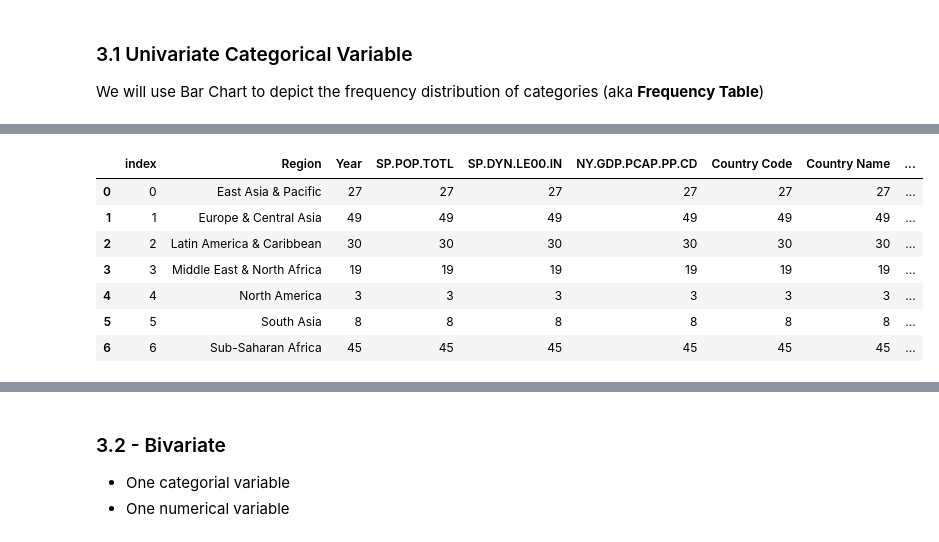
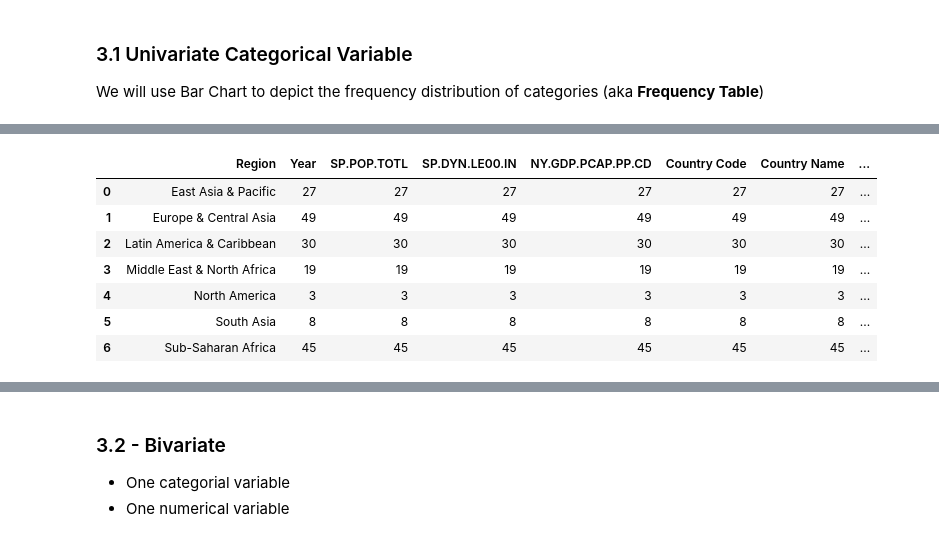
Before and after one commit to wcj365/python-stats-dataviz, a Jupyter notebook: plotly_express_world_dev.ipynb, the cells around one changed output, grey strips where cells are left out. Drawn from its saved outputs; the diff is of its cells as text; code cells hidden in the pictures.

```diff
--- a/plotly_express_world_dev.ipynb
+++ b/plotly_express_world_dev.ipynb
@@ -89,17 +92,17 @@ df_region
 | South Asia | 8 | 8 | 8 | 8 | 8 | 8 | 8 | ... |
 | Sub-Saharan Africa | 45 | 45 | 45 | 45 | 45 | 45 | 45 | ... |
 # %%
-df_region = df_group.reset_index()
+df_region = df_region.reset_index()
 df_region
 # %% [output]
-|  | index | Region | Year | SP.POP.TOTL | SP.DYN.LE00.IN | NY.GDP.PCAP.PP.CD | Country Code | Country Name | ... |
-| 0 | 0 | East Asia & Pacific | 27 | 27 | 27 | 27 | 27 | 27 | ... |
-| 1 | 1 | Europe & Central Asia | 49 | 49 | 49 | 49 | 49 | 49 | ... |
-| 2 | 2 | Latin America & Caribbean | 30 | 30 | 30 | 30 | 30 | 30 | ... |
-| 3 | 3 | Middle East & North Africa | 19 | 19 | 19 | 19 | 19 | 19 | ... |
-| 4 | 4 | North America | 3 | 3 | 3 | 3 | 3 | 3 | ... |
-| 5 | 5 | South Asia | 8 | 8 | 8 | 8 | 8 | 8 | ... |
-| 6 | 6 | Sub-Saharan Africa | 45 | 45 | 45 | 45 | 45 | 45 | ... |
+|  | Region | Year | SP.POP.TOTL | SP.DYN.LE00.IN | NY.GDP.PCAP.PP.CD | Country Code | Country Name | ... |
+| 0 | East Asia & Pacific | 27 | 27 | 27 | 27 | 27 | 27 | ... |
+| 1 | Europe & Central Asia | 49 | 49 | 49 | 49 | 49 | 49 | ... |
+| 2 | Latin America & Caribbean | 30 | 30 | 30 | 30 | 30 | 30 | ... |
+| 3 | Middle East & North Africa | 19 | 19 | 19 | 19 | 19 | 19 | ... |
+| 4 | North America | 3 | 3 | 3 | 3 | 3 | 3 | ... |
+| 5 | South Asia | 8 | 8 | 8 | 8 | 8 | 8 | ... |
+| 6 | Sub-Saharan Africa | 45 | 45 | 45 | 45 | 45 | 45 | ... |
 # %%
 fig = px.bar(data_frame=df_region,
              x="Region", y="Year",
```
Also changed, not shown: parts of 8 cells of this notebook.
